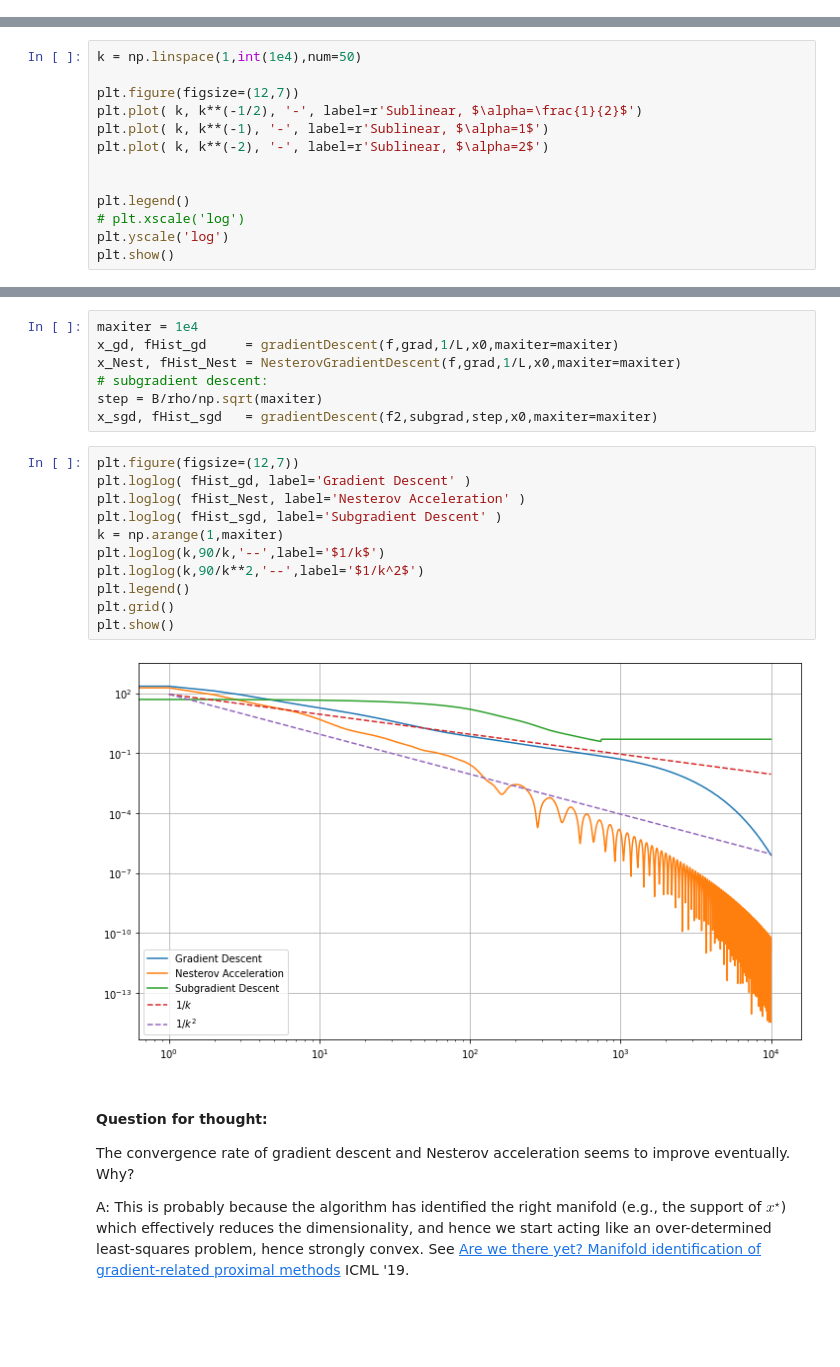
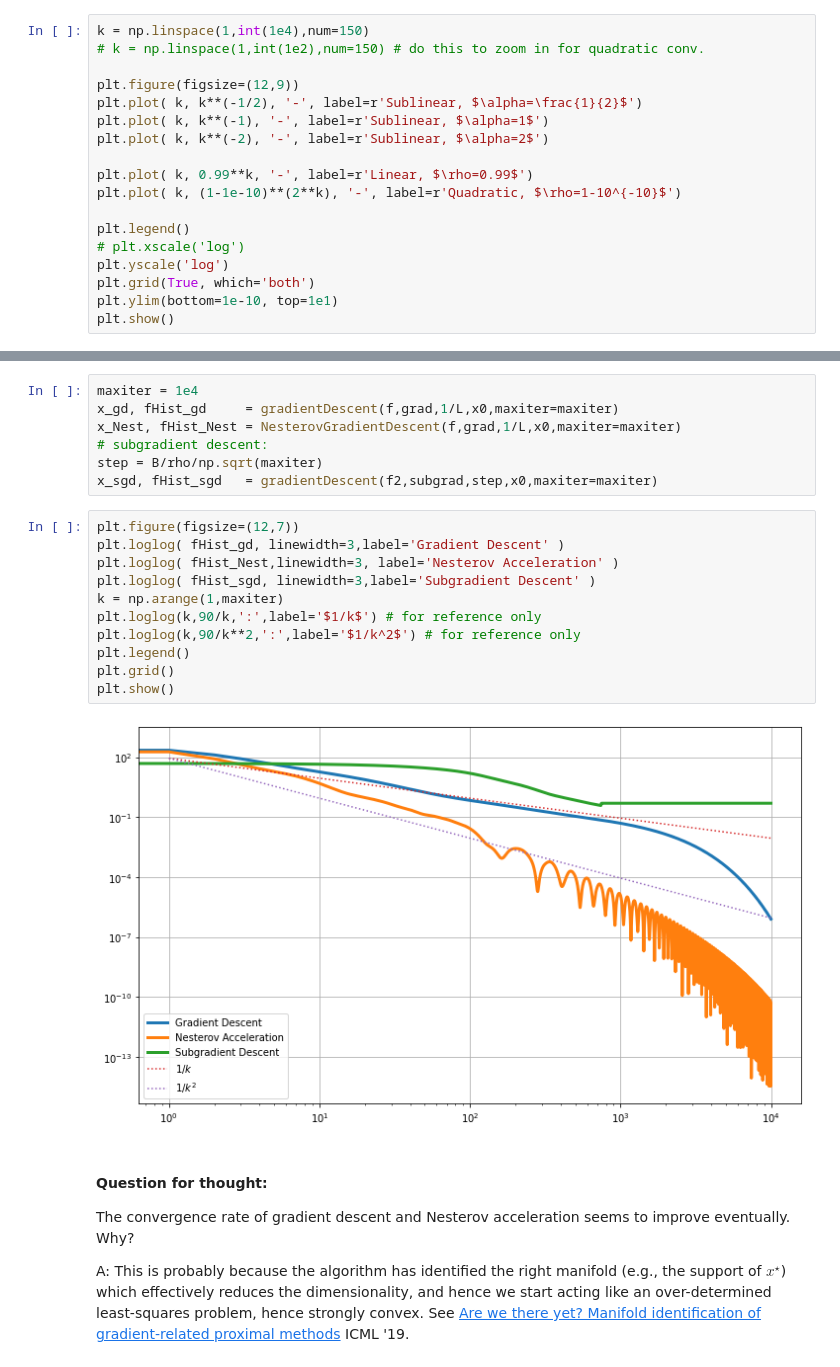
Before and after one commit to stephenbeckr/convex-optimization-class, a Jupyter notebook: Demos/ConvergenceRateDemo.ipynb, the cells around one changed output, grey strips where cells are left out. Saved outputs shown, nothing was run; the diff lists cells and outputs as text; blank space fills up the shorter version.

```diff
--- a/Demos/ConvergenceRateDemo.ipynb
+++ b/Demos/ConvergenceRateDemo.ipynb
@@ -2,0 +34,18 @@
+# %%
+k = np.linspace(1,int(1e4),num=150)
+# k = np.linspace(1,int(1e2),num=150) # do this to zoom in for quadratic conv.
+
+plt.figure(figsize=(12,9))
+plt.plot( k, k**(-1/2), '-', label=r'Sublinear, $\alpha=\frac{1}{2}$')
+plt.plot( k, k**(-1), '-', label=r'Sublinear, $\alpha=1$')
+plt.plot( k, k**(-2), '-', label=r'Sublinear, $\alpha=2$')
+
+plt.plot( k, 0.99**k, '-', label=r'Linear, $\rho=0.99$')
+plt.plot( k, (1-1e-10)**(2**k), '-', label=r'Quadratic, $\rho=1-10^{-10}$')
+
+plt.legend()
+# plt.xscale('log')
+plt.yscale('log')
+plt.grid(True, which='both')
+plt.ylim(bottom=1e-10, top=1e1)
+plt.show()
@@ -51,13 +81,0 @@ Let the error be $e_k$ at iteration $k$
-# %%
-k = np.linspace(1,int(1e4),num=50)
-
-plt.figure(figsize=(12,7))
-plt.plot( k, k**(-1/2), '-', label=r'Sublinear, $\alpha=\frac{1}{2}$')
-plt.plot( k, k**(-1), '-', label=r'Sublinear, $\alpha=1$')
-plt.plot( k, k**(-2), '-', label=r'Sublinear, $\alpha=2$')
-
-
-plt.legend()
-# plt.xscale('log')
-plt.yscale('log')
-plt.show()
@@ -124,17 +140,17 @@ step = B/rho/np.sqrt(maxiter)
 x_sgd, fHist_sgd   = gradientDescent(f2,subgrad,step,x0,maxiter=maxiter)
 # %%
 plt.figure(figsize=(12,7))
-plt.loglog( fHist_gd, label='Gradient Descent' )
-plt.loglog( fHist_Nest, label='Nesterov Acceleration' )
-plt.loglog( fHist_sgd, label='Subgradient Descent' )
+plt.loglog( fHist_gd, linewidth=3,label='Gradient Descent' )
+plt.loglog( fHist_Nest,linewidth=3, label='Nesterov Acceleration' )
+plt.loglog( fHist_sgd, linewidth=3,label='Subgradient Descent' )
 k = np.arange(1,maxiter)
-plt.loglog(k,90/k,'--',label='$1/k$')
-plt.loglog(k,90/k**2,'--',label='$1/k^2$')
+plt.loglog(k,90/k,':',label='$1/k$') # for reference only
+plt.loglog(k,90/k**2,':',label='$1/k^2$') # for reference only
 plt.legend()
 plt.grid()
 plt.show()
 # %% [output]
-[figure, old version]
+[figure, new version]
 # %% [markdown]
 #### Question for thought:
 The convergence rate of gradient descent and Nesterov acceleration seems to improve eventually.  Why?
```
Also changed, not shown: parts of 13 cells of this notebook.
